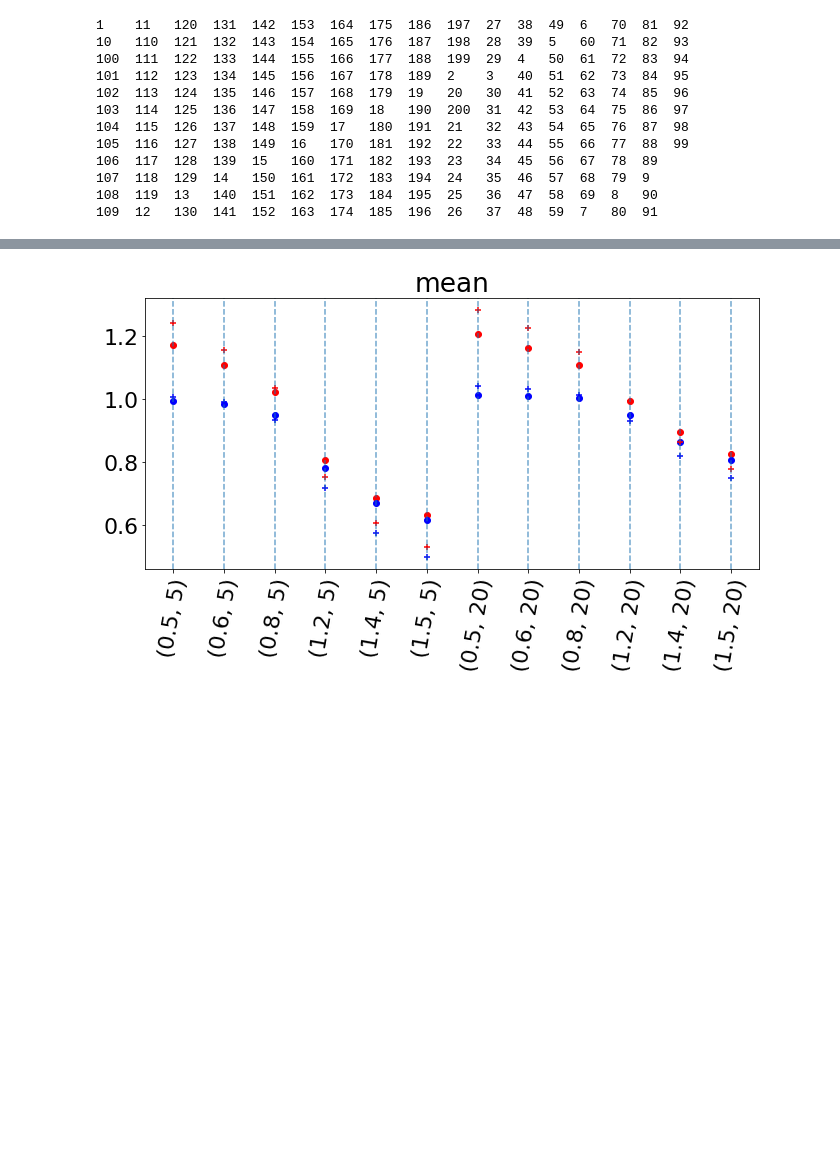
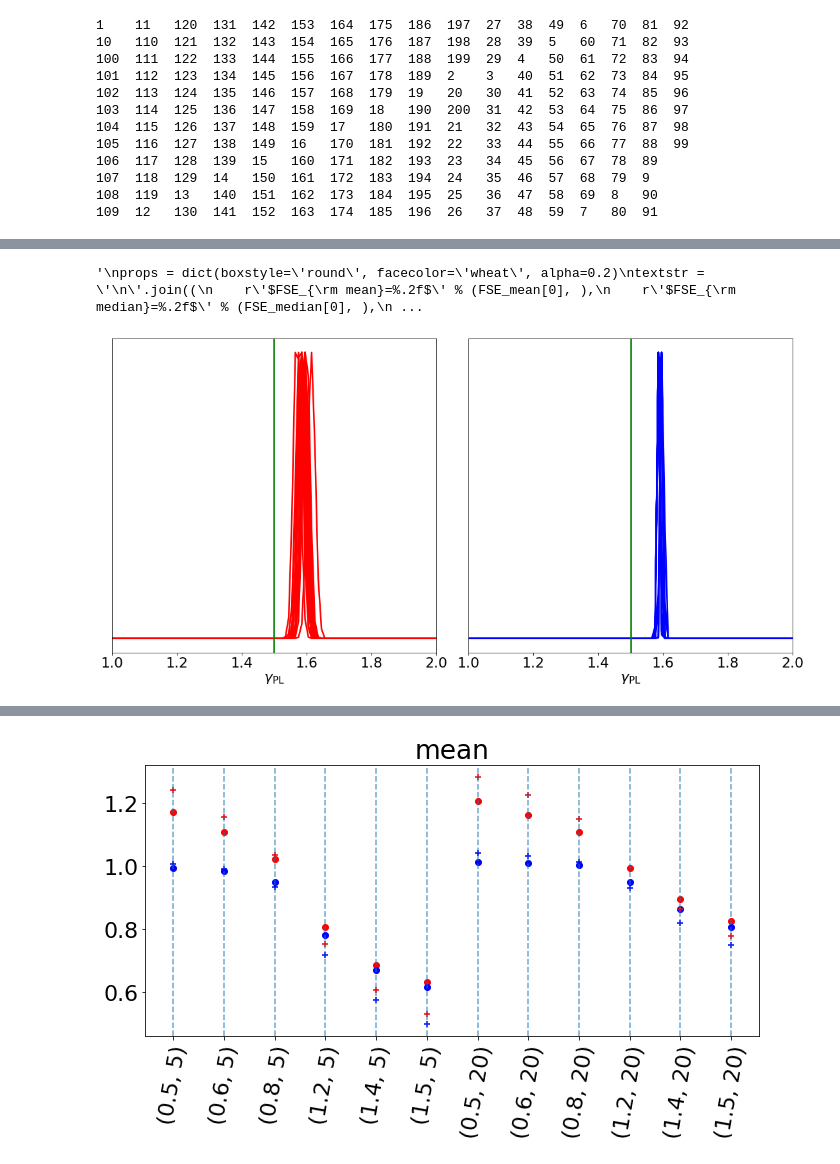
Before and after one commit to mariabenitocst/exoplanets, a Jupyter notebook: jupyter-notebook/testing_2.0.ipynb, the cells around one changed output, grey strips where cells are left out. Saved outputs shown, nothing was run; the diff lists cells and outputs as text; code cells hidden in the pictures; blank space fills up the shorter version.

```diff
--- a/jupyter-notebook/testing_2.0.ipynb
+++ b/jupyter-notebook/testing_2.0.ipynb
@@ -1715,0 +1767,60 @@ print(FSE_MAP)
+# %%
+filepath  = "/home/mariacst/exoplanets/running/baseline_NL/out/log/"
+
+rs=5.; sigma=0.; nBDs1=100; nBDs2=1000; gamma=1.5;
+
+fig, ax = plt.subplots(1, 2, figsize=(19, 9), sharex=True)
+
+ax[0].set_xlim(1., 2.)#; ax[1].set_xlim(0.9, 2)
+xvals = ax[0].get_xlim(); xvals = np.linspace(xvals[0], xvals[1], 100)
+
+fig.subplots_adjust(wspace=0.1)
+
+ex="baseline_NL_relT0.01"
+
+for rank in range(20):
+    _file    = filepath + "%i/"%(rank+1)+ ex +"_N%i_sigma%.1f_gamma%.1f_rs%.1f_v%ipost_equal_weights.dat"%(
+                            nBDs1, sigma, gamma, rs, rank+1)
+    samples  = np.genfromtxt(_file, unpack=True)[1]
+
+    kde = gaussian_kde(samples)
+    ax[0].plot(xvals, kde(xvals)/np.max(kde(xvals)), lw=2.5, color="red")
+
+    _file    = filepath + "%i/"%(rank+1)+ ex + "_N%i_sigma%.1f_gamma%.1f_rs%.1f_v%ipost_equal_weights.dat"%(
+                            nBDs2, sigma, gamma, rs, rank+1)
+    samples  = np.genfromtxt(_file, unpack=True)[1]
+
+    kde = gaussian_kde(samples)
+    ax[1].plot(xvals, kde(xvals)/np.max(kde(xvals)), lw=2.5, color="blue")
+
+
+ax[0].set_yticks([]); ax[1].set_yticks([]); ax[0].axvline(gamma, color="green", lw=2.5)
+ax[1].axvline(gamma, color="green", lw=2.5); #ax[1].text(1.55, 0.8, r"$\gamma_{\rm gNFW}=1.5$")
+ax[0].set_xlabel(r"$\gamma_{\rm PL}$"); ax[1].set_xlabel(r"$\gamma_{\rm PL}$")
+
+"""
+props = dict(boxstyle='round', facecolor='wheat', alpha=0.2)
+textstr = '\n'.join((
+    r'$FSE_{\rm mean}=%.2f$' % (FSE_mean[0], ),
+    r'$FSE_{\rm median}=%.2f$' % (FSE_median[0], ),
+    r'$FSE_{\rm MAP}=%.2f$' % (FSE_MAP[0], )))
+ax[0].text(0.01, 0.99, textstr, transform=ax[0].transAxes, fontsize=16,
+           verticalalignment='top', bbox=props)
+
+textstr = '\n'.join((
+    r'$FSE_{\rm mean}=%.2f$' % (FSE_mean[1], ),
+    r'$FSE_{\rm median}=%.2f$' % (FSE_median[1], ),
+    r'$FSE_{\rm MAP}=%.2f$' % (FSE_MAP[1], )))
+ax[1].text(0.01, 0.99, textstr, transform=ax[1].transAxes, fontsize=16,
+           verticalalignment='top', bbox=props)
+
+props = dict(boxstyle='round', facecolor='grey', alpha=0.2)
+ax[0].text(0.75, 0.95, "nBDs=100", transform=ax[0].transAxes, fontsize=18, bbox=props)
+ax[1].text(0.75, 0.95, "nBDs=1000", transform=ax[1].transAxes, fontsize=18, bbox=props)
+
+ax[0].set_title(r"$\sigma_T=10\%\,,\,\,\, \sigma_{\rm mass}=\sigma_{\rm radius}=\sigma_{\rm age}=0$")
+"""
+#fig.savefig("1Dposterior_sigma%.1f.png"%sigma, bbox_inches="tight", background="transparent")
+# %% [output]
+'\nprops = dict(boxstyle=\'round\', facecolor=\'wheat\', alpha=0.2)\ntextstr = \'\n\'.join((\n    r\'$FSE_{\rm mean}=%.2f$\' % (FSE_mean[0], ),\n    r\'$FSE_{\rm median}=%.2f$\' % (FSE_median[0], ),\n ...
+[figure, added]
```
Also changed, not shown: parts of 20 cells of this notebook, 7 other files.
